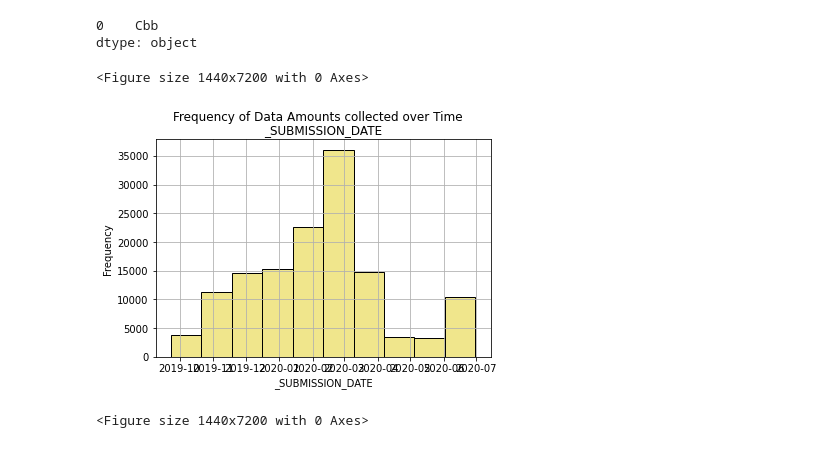
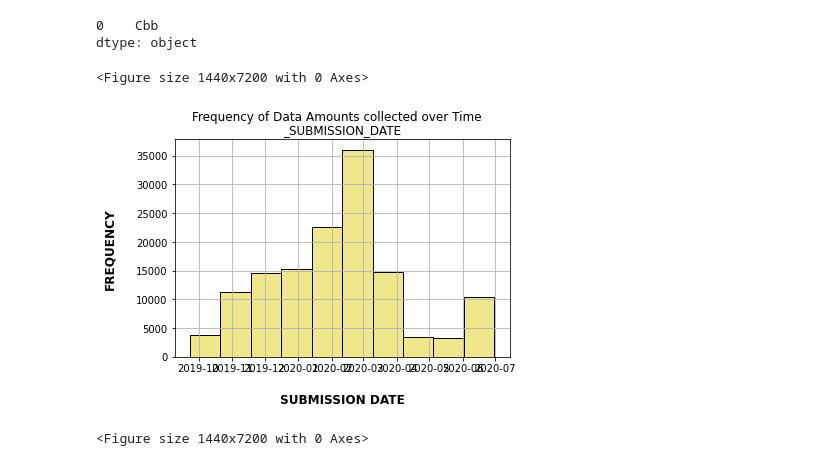
Before and after one commit to BANADDA/pandas-1, a Jupyter notebook: Pandas_1.ipynb, the cells around one changed output. Cells and saved outputs as stored; diff of their text form; code cells hidden in the pictures.

```diff
--- a/Pandas_1.ipynb
+++ b/Pandas_1.ipynb
@@ -40,17 +40,16 @@ dtype: object
 # %%
 import pylab as pl
 from datetime import datetime, timedelta
 from matplotlib import pyplot as plt
 from matplotlib import dates as mpl_dates
 df['_SUBMISSION_DATE'] = pd.to_datetime(df['_SUBMISSION_DATE'])
 df.sort_values('_SUBMISSION_DATE', inplace = True)
-df.hist(column = '_SUBMISSION_DATE', edgecolor =
-"black", color = 'khaki')
+df.hist(column = '_SUBMISSION_DATE', edgecolor = "black", color = 'khaki')
 pl.suptitle("Frequency of Data Amounts collected over Time")
-plt.xlabel("_SUBMISSION_DATE")
-plt.ylabel("Frequency")
+plt.xlabel("SUBMISSION DATE", labelpad = 20, weight = 'bold', size = 12)
+plt.ylabel("FREQUENCY", labelpad = 20, weight = 'bold', size = 12)
 plt.figure(figsize = [20, 100])
 # %% [output]
 <Figure size 1440x7200 with 0 Axes>
-[figure, old version]
+[figure, new version]
 <Figure size 1440x7200 with 0 Axes>
```
Also changed, not shown: parts of 1 cell of this notebook.
